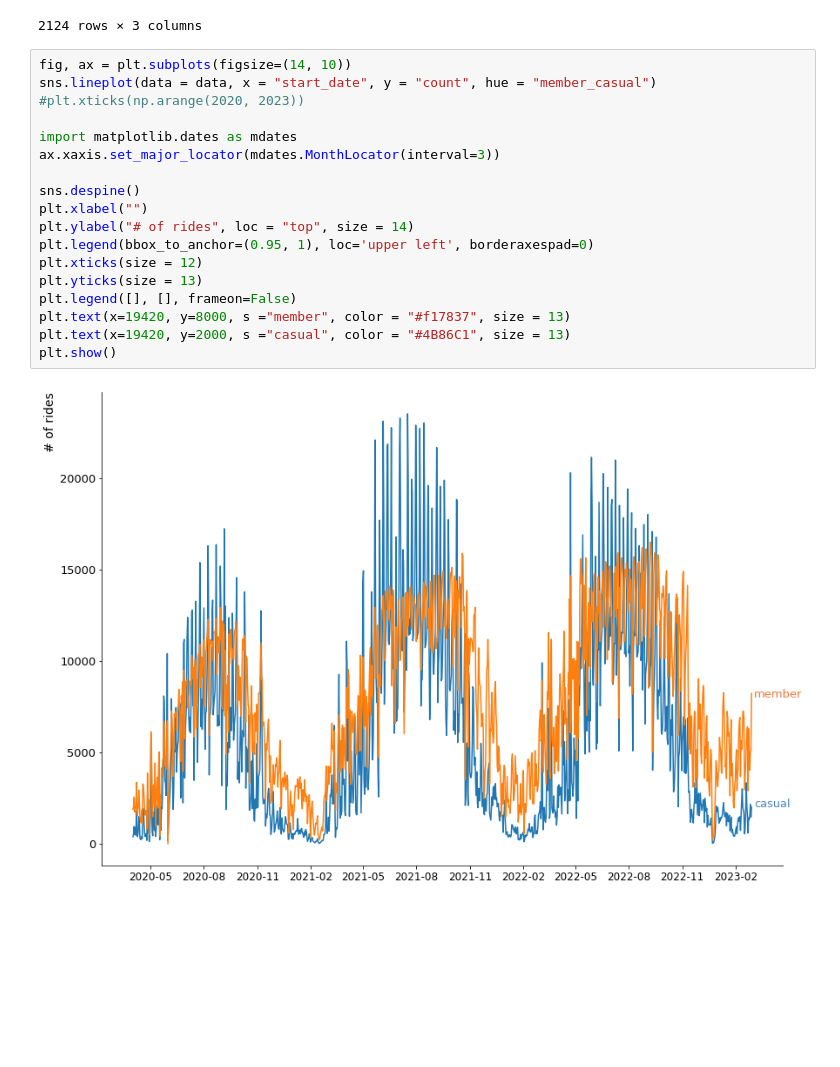
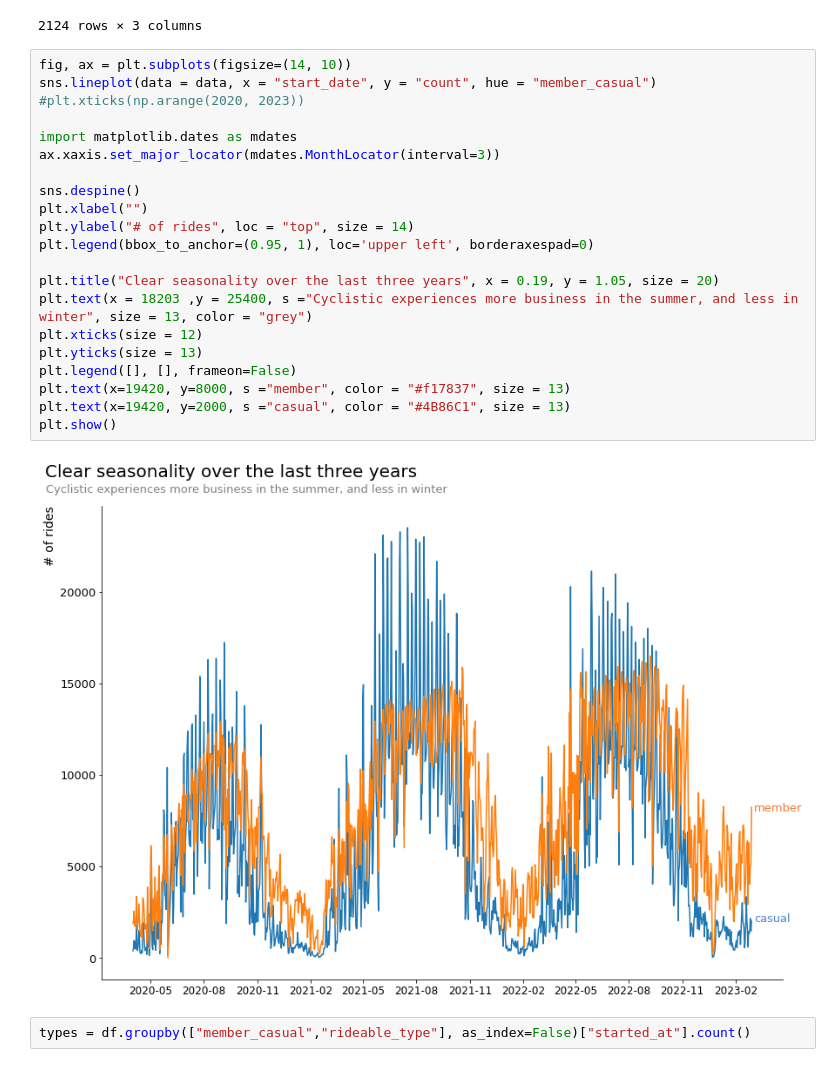
Before and after one commit to paul-trood/bicycle_sharing, a Jupyter notebook: 04_data_analysis.ipynb, the cells around one changed output. Drawn from its saved outputs; the diff is of its cells as text; blank space fills up the shorter version.

```diff
--- a/04_data_analysis.ipynb
+++ b/04_data_analysis.ipynb
@@ -189,20 +213,25 @@ data
 # %%
 fig, ax = plt.subplots(figsize=(14, 10))
 sns.lineplot(data = data, x = "start_date", y = "count", hue = "member_casual")
 #plt.xticks(np.arange(2020, 2023))
 
 import matplotlib.dates as mdates
 ax.xaxis.set_major_locator(mdates.MonthLocator(interval=3))
 
 sns.despine()
 plt.xlabel("")
 plt.ylabel("# of rides", loc = "top", size = 14)
 plt.legend(bbox_to_anchor=(0.95, 1), loc='upper left', borderaxespad=0)
+
+plt.title("Clear seasonality over the last three years", x = 0.19, y = 1.05, size = 20)
+plt.text(x = 18203 ,y = 25400, s ="Cyclistic experiences more business in the summer, and less in winter", size = 13, color = "grey")
 plt.xticks(size = 12)
 plt.yticks(size = 13)
 plt.legend([], [], frameon=False)
 plt.text(x=19420, y=8000, s ="member", color = "#f17837", size = 13)
 plt.text(x=19420, y=2000, s ="casual", color = "#4B86C1", size = 13)
 plt.show()
 # %% [output]
-[figure, old version]
+[figure, new version]
+# %%
+types = df.groupby(["member_casual","rideable_type"], as_index=False)["started_at"].count()
```
Also changed, not shown: parts of 5 cells of this notebook.
